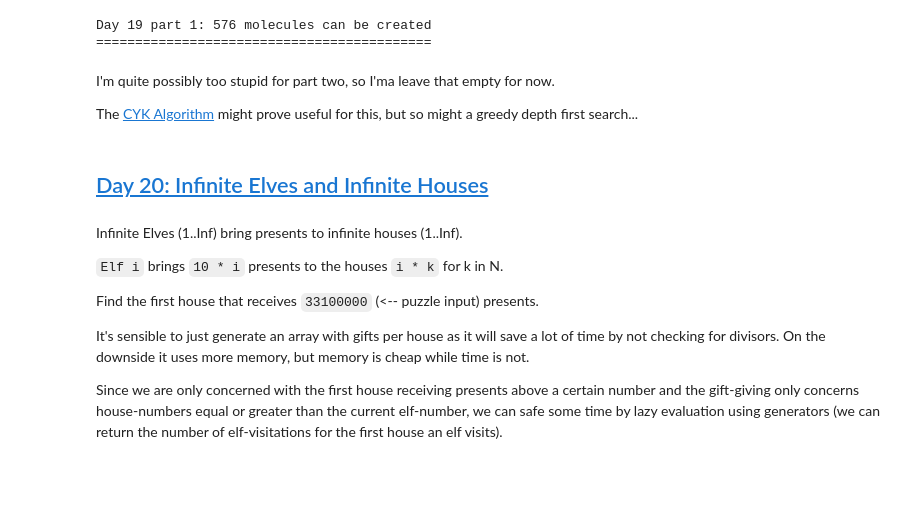
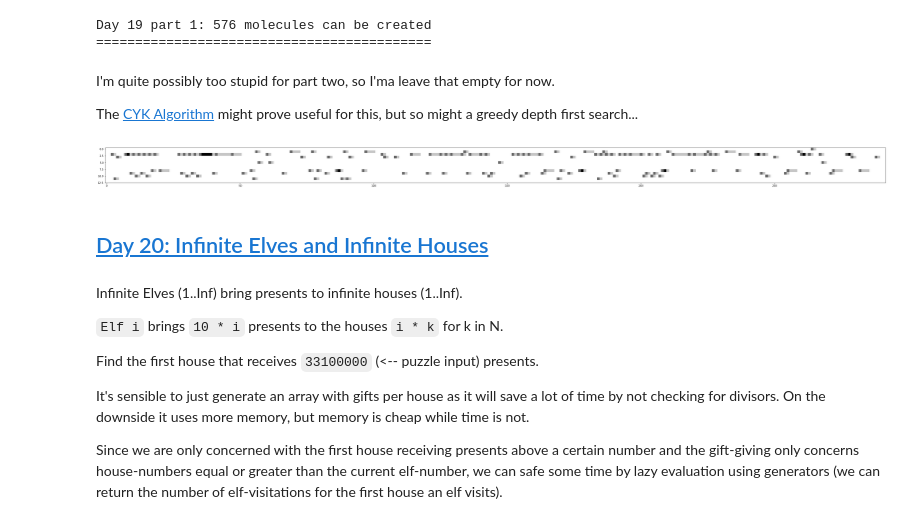
Before and after one commit to fuzzy-focus/AdventOfCode, a Jupyter notebook: 2015/Advent2015.ipynb, the cells around one changed output. Drawn from its saved outputs; the diff is of its cells as text; code cells hidden in the pictures; blank space fills up the shorter version.

```diff
--- a/2015/Advent2015.ipynb
+++ b/2015/Advent2015.ipynb
@@ -53,6 +53,17 @@ cat = ''.join
 def first(iterable, default=None): return next(iter(iterable), default)
 def nth(iterable, n, default=None): return next(islice(iterable, n, None), default)
 def fs(*items): return frozenset(items)
+
+def window(seq, n=2):
+    "Returns a sliding window (of width n) over data from the iterable"
+    "   s -> (s0,s1,...s[n-1]), (s1,s2,...,sn), ...                   "
+    it = iter(seq)
+    result = tuple(islice(it, n))
+    if len(result) == n:
+        yield result
+    for elem in it:
+        result = result[1:] + (elem,)
+        yield result
 
 def ilen(iterator): return sum(1 for _ in iterator)
 
@@ -1349,6 +1360,35 @@ Day 19 part 1: 576 molecules can be created
 I'm quite possibly too stupid for part two, so I'ma leave that empty for now.
 
 The [CYK Algorithm](https://www.wikiwand.com/en/CYK_algorithm) might prove useful for this, but so might a greedy depth first search...
+# %%
+rtext, mtext = Input(19).split('\n\n')
+
+molecule = re.findall(r'[A-Z][a-z]?',mtext)
+rules = re.findall(r'^(\w+) => (\w+)$', rtext, re.MULTILINE)
+repl_dict = defaultdict(list)
+for pat, repl in rules:
+    repl_dict[tuple(re.findall(r'e|[A-Z][a-z]?',pat))].append(tuple(re.findall(r'[A-Z][a-z]?',repl)))
+rev_dict = {val : key for key, val in chain.from_iterable(
+                [[(key, val) for val in vals] for key, vals in repl_dict.items()])}
+keys = sorted(set(repl_dict.keys()))
+P = [[0 for _ in range(len(molecule))] for _ in range(len(keys))]
+for pattern, repl in rev_dict.items():
+    for i, text in enumerate(window(molecule,len(pattern))):
+        if all(p==t for p,t in zip(pattern, text)):
+            P[keys.index(repl)][i]+=1
+            for k in range(len(pattern)):
+                P[keys.index(repl)][i+k]+=1
+# %%
+repl_dict
+#molecule
+rev_dict
+keys
+P
+plt.figure(figsize=(55,10))
+plt.imshow(P, cmap='Greys',  interpolation='nearest')
+plt.show()
+# %% [output]
+[figure, added]
 # %% [markdown]
 ## [Day 20: Infinite Elves and Infinite Houses](https://adventofcode.com/2015/day/20)
 # %% [markdown]
```
